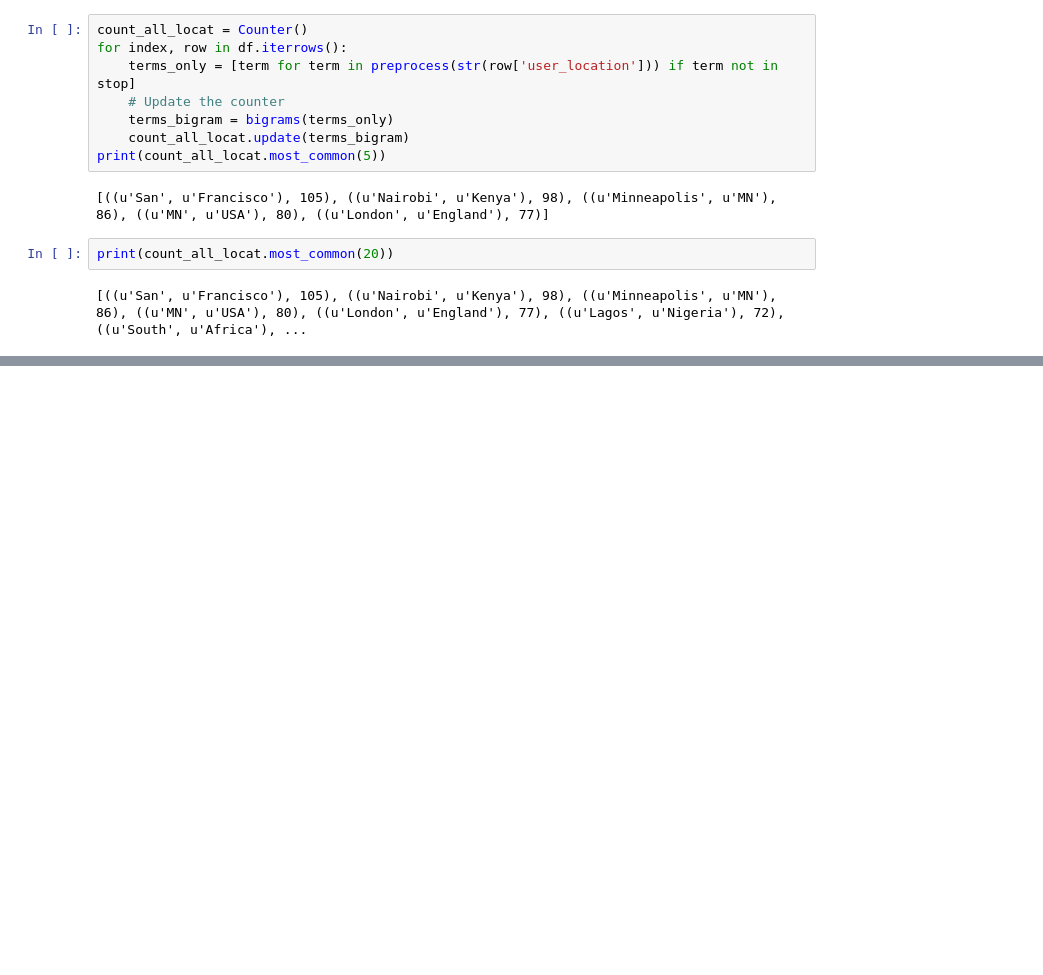
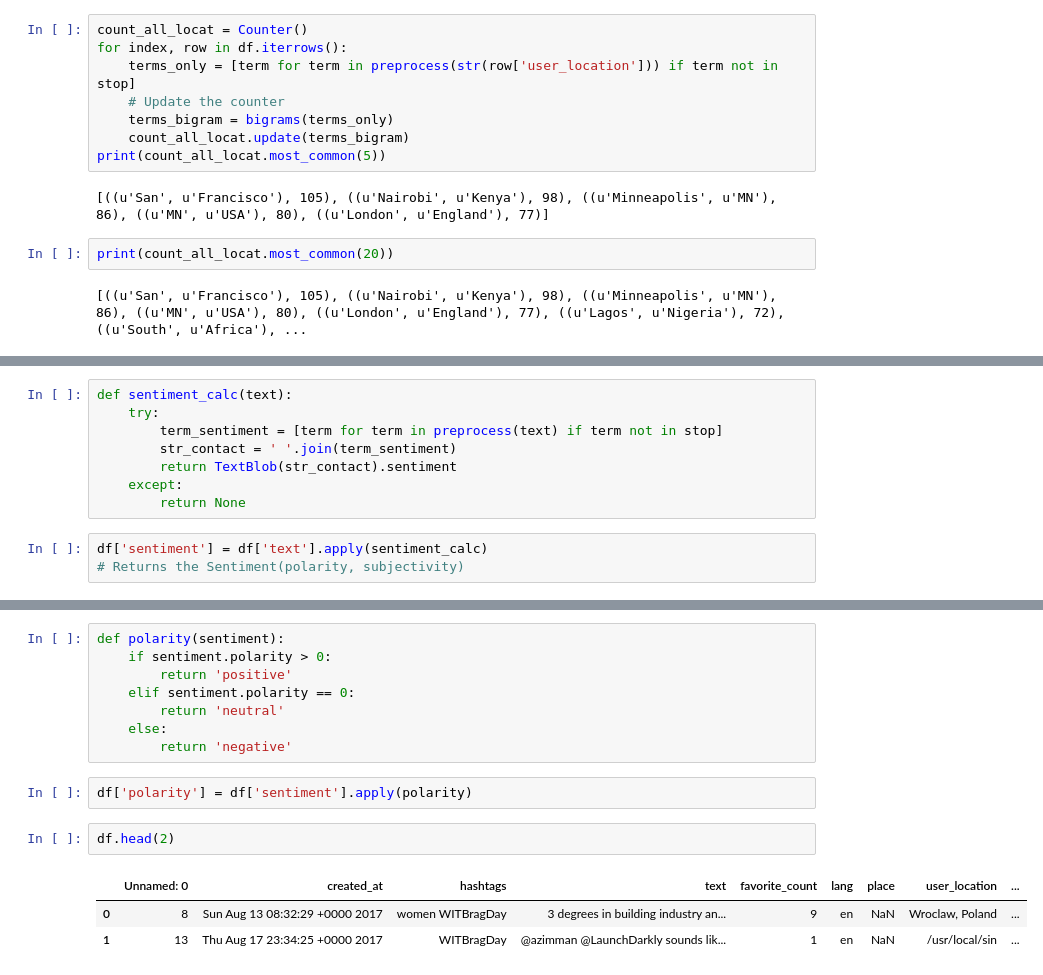
Before and after one commit to rupeshbasnet/twitter-data-vis, a Jupyter notebook: Twitter_Data_Extraction/Tweets_Preprocessing_Test.ipynb, the cells around one changed output, grey strips where cells are left out. Saved outputs shown, nothing was run; the diff lists cells and outputs as text; blank space fills up the shorter version.

Commit message:
Added sentiment analysis

```diff
--- a/Twitter_Data_Extraction/Tweets_Preprocessing_Test.ipynb
+++ b/Twitter_Data_Extraction/Tweets_Preprocessing_Test.ipynb
@@ -398,0 +451,11 @@ print(count_all_locat.most_common(20))
+# %%
+def sentiment_calc(text):
+    try:
+        term_sentiment = [term for term in preprocess(text) if term not in stop]
+        str_contact = ' '.join(term_sentiment)
+        return TextBlob(str_contact).sentiment
+    except:
+        return None
+# %%
+df['sentiment'] = df['text'].apply(sentiment_calc)
+# Returns the Sentiment(polarity, subjectivity)
@@ -398,0 +478,16 @@ print(count_all_locat.most_common(20))
+# %%
+def polarity(sentiment):
+    if sentiment.polarity > 0:
+        return 'positive'
+    elif sentiment.polarity == 0:
+        return 'neutral'
+    else:
+        return 'negative'
+# %%
+df['polarity'] = df['sentiment'].apply(polarity)
+# %%
+df.head(2)
+# %% [output]
+|  | Unnamed: 0 | created_at | hashtags | text | favorite_count | lang | place | user_location | ... |
+| 0 | 8 | Sun Aug 13 08:32:29 +0000 2017 | women WITBragDay | 3 degrees in building industry an... | 9 | en | NaN | Wroclaw, Poland | ... |
+| 1 | 13 | Thu Aug 17 23:34:25 +0000 2017 | WITBragDay | @azimman @LaunchDarkly sounds lik... | 1 | en | NaN | /usr/local/sin | ... |
```
Also changed, not shown: parts of 11 cells of this notebook.
